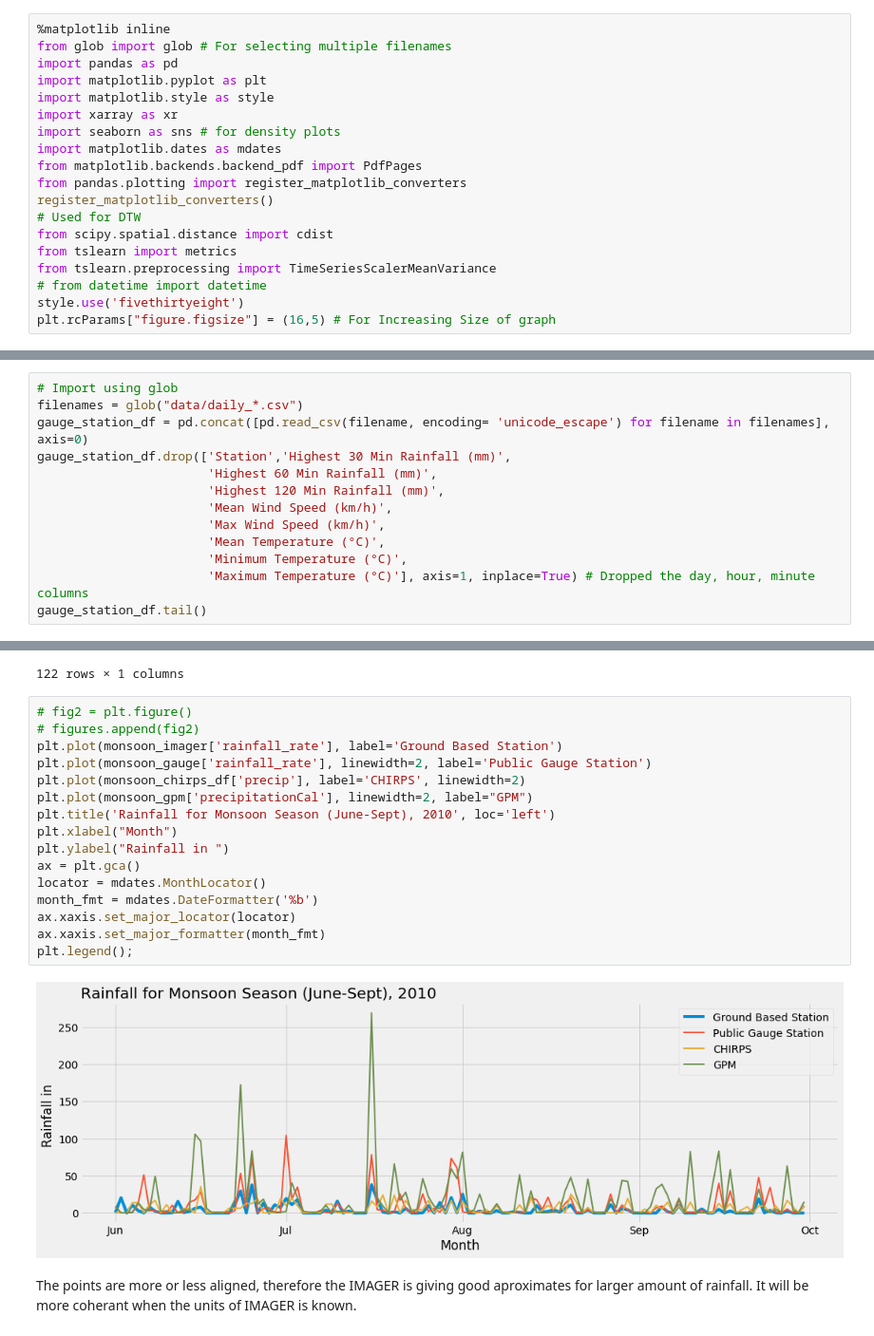
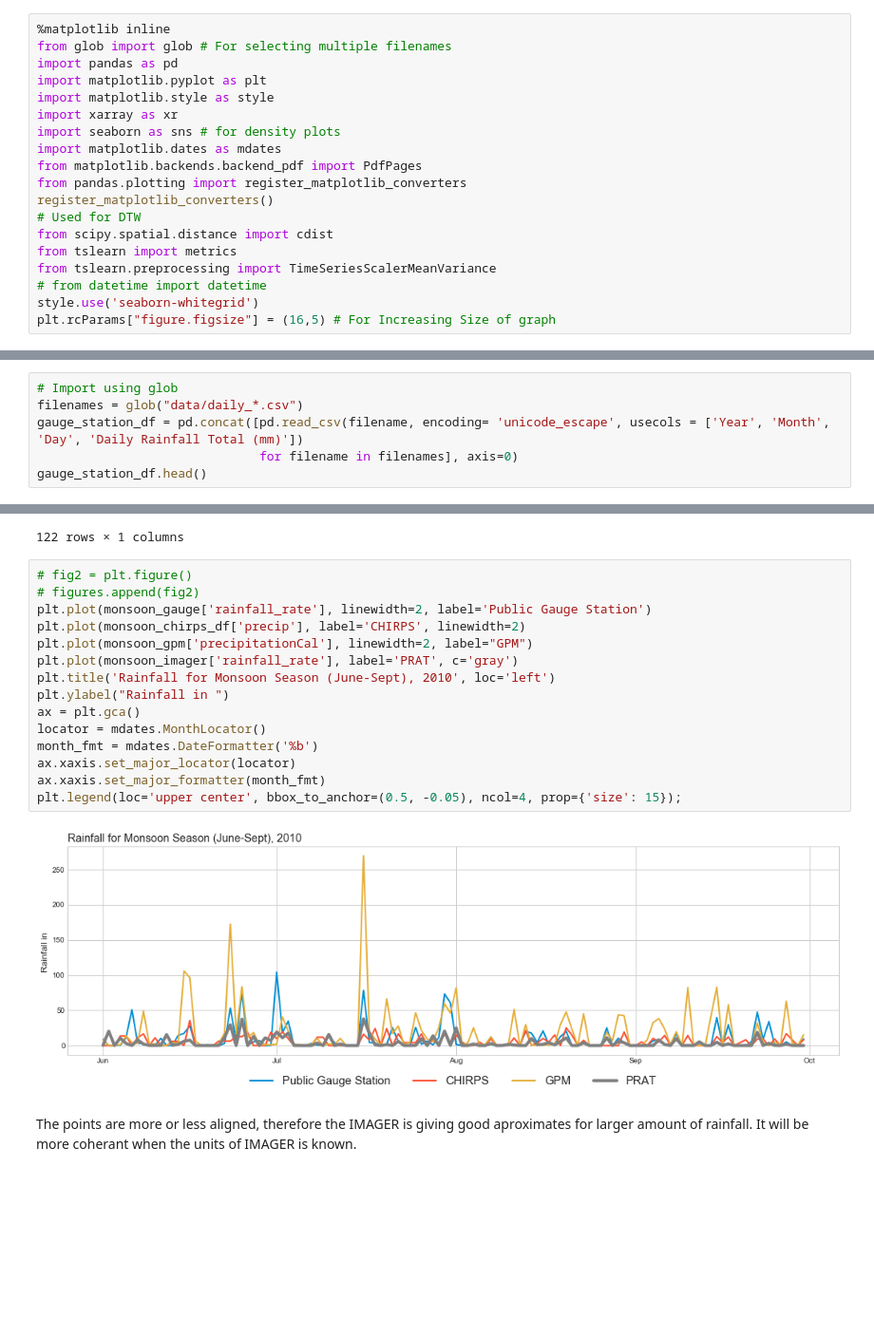
Before and after one commit to dsaharia/PRAT-Rainfall, a Jupyter notebook: imager-rainfall/Singapore.ipynb, the cells around one changed output, grey strips where cells are left out. Shown at 95% size. Saved outputs shown, nothing was run; the diff lists cells and outputs as text; blank space fills up the shorter version.

Commit message:
REFACTOR code, added white theme for bg

```diff
--- a/imager-rainfall/Singapore.ipynb
+++ b/imager-rainfall/Singapore.ipynb
@@ -18,6 +20,6 @@ from scipy.spatial.distance import cdist
 from tslearn import metrics
 from tslearn.preprocessing import TimeSeriesScalerMeanVariance
 # from datetime import datetime
-style.use('fivethirtyeight')
+style.use('seaborn-whitegrid')
 plt.rcParams["figure.figsize"] = (16,5) # For Increasing Size of graph
 # %%
@@ -35,15 +44,8 @@ gpm_dataset = xr.open_dataset('data/singaporeIMERG.nc')
 # %%
 # Import using glob
 filenames = glob("data/daily_*.csv")
-gauge_station_df = pd.concat([pd.read_csv(filename, encoding= 'unicode_escape') for filename in filenames], axis=0)
-gauge_station_df.drop(['Station','Highest 30 Min Rainfall (mm)',
-                       'Highest 60 Min Rainfall (mm)',
-                       'Highest 120 Min Rainfall (mm)',
-                       'Mean Wind Speed (km/h)',
-                       'Max Wind Speed (km/h)',
-                       'Mean Temperature (°C)',
-                       'Minimum Temperature (°C)',
-                       'Maximum Temperature (°C)'], axis=1, inplace=True) # Dropped the day, hour, minute columns
-gauge_station_df.tail()
+gauge_station_df = pd.concat([pd.read_csv(filename, encoding= 'unicode_escape', usecols = ['Year', 'Month', 'Day', 'Daily Rainfall Total (mm)'])
+                              for filename in filenames], axis=0)
+gauge_station_df.head()
 # %% [output]
 |  | Year | Month | Day | Daily Rainfall Total (mm) |
@@ -201,21 +203,20 @@ monsoon_imager
 # %%
 # fig2 = plt.figure()
 # figures.append(fig2)
-plt.plot(monsoon_imager['rainfall_rate'], label='Ground Based Station')
 plt.plot(monsoon_gauge['rainfall_rate'], linewidth=2, label='Public Gauge Station')
 plt.plot(monsoon_chirps_df['precip'], label='CHIRPS', linewidth=2)
 plt.plot(monsoon_gpm['precipitationCal'], linewidth=2, label="GPM")
+plt.plot(monsoon_imager['rainfall_rate'], label='PRAT', c='gray')
 plt.title('Rainfall for Monsoon Season (June-Sept), 2010', loc='left')
-plt.xlabel("Month")
 plt.ylabel("Rainfall in ")
 ax = plt.gca()
 locator = mdates.MonthLocator()
 month_fmt = mdates.DateFormatter('%b')
 ax.xaxis.set_major_locator(locator)
 ax.xaxis.set_major_formatter(month_fmt)
-plt.legend();
+plt.legend(loc='upper center', bbox_to_anchor=(0.5, -0.05), ncol=4, prop={'size': 15});
 # %% [output]
-[figure, old version]
+[figure, new version]
 # %% [markdown]
 The points are more or less aligned, therefore the IMAGER is giving good aproximates for larger amount of rainfall. It will be more coherant when the units of IMAGER is known.
 # %% [markdown]
```
Also changed, not shown: parts of 12 cells of this notebook.
